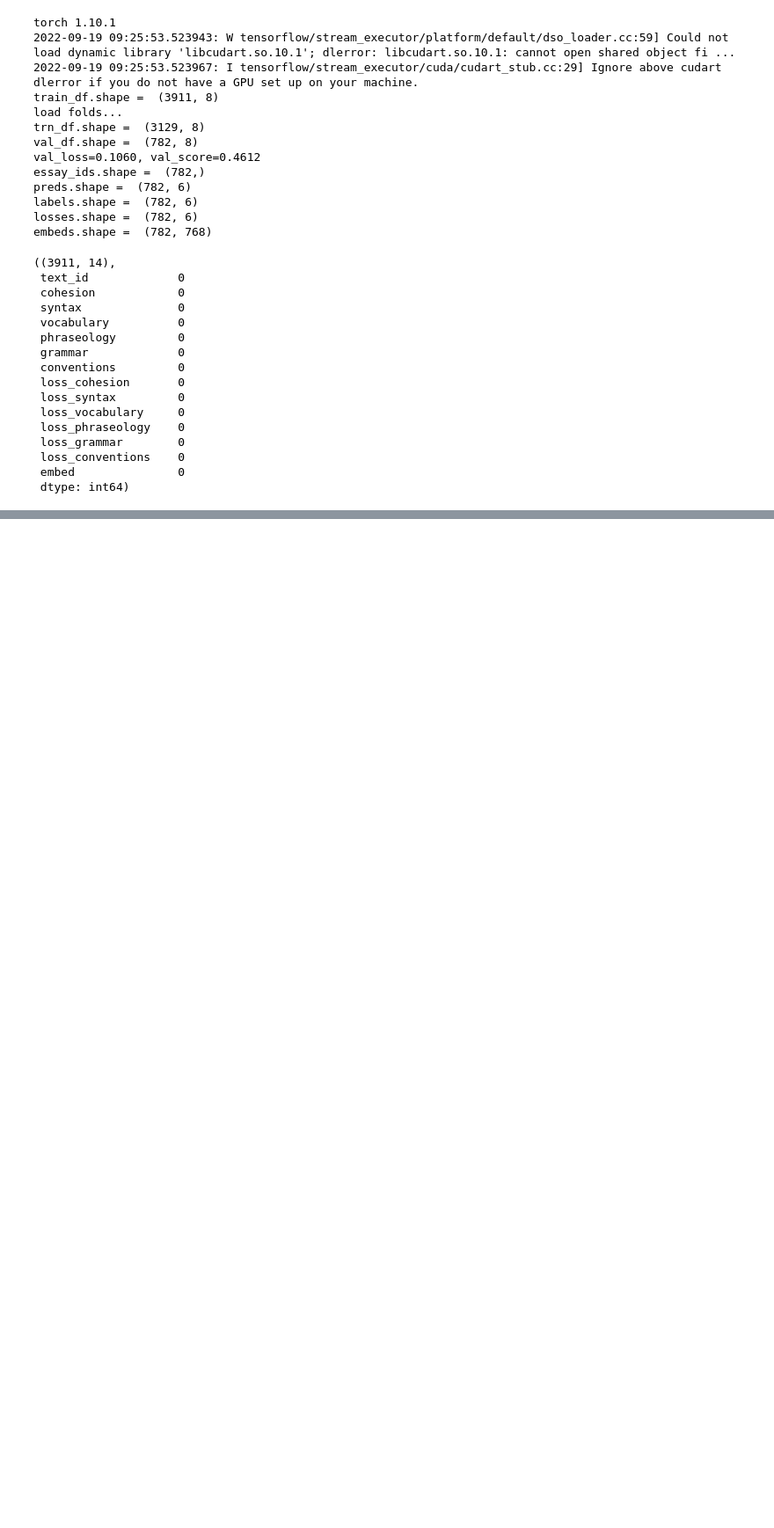
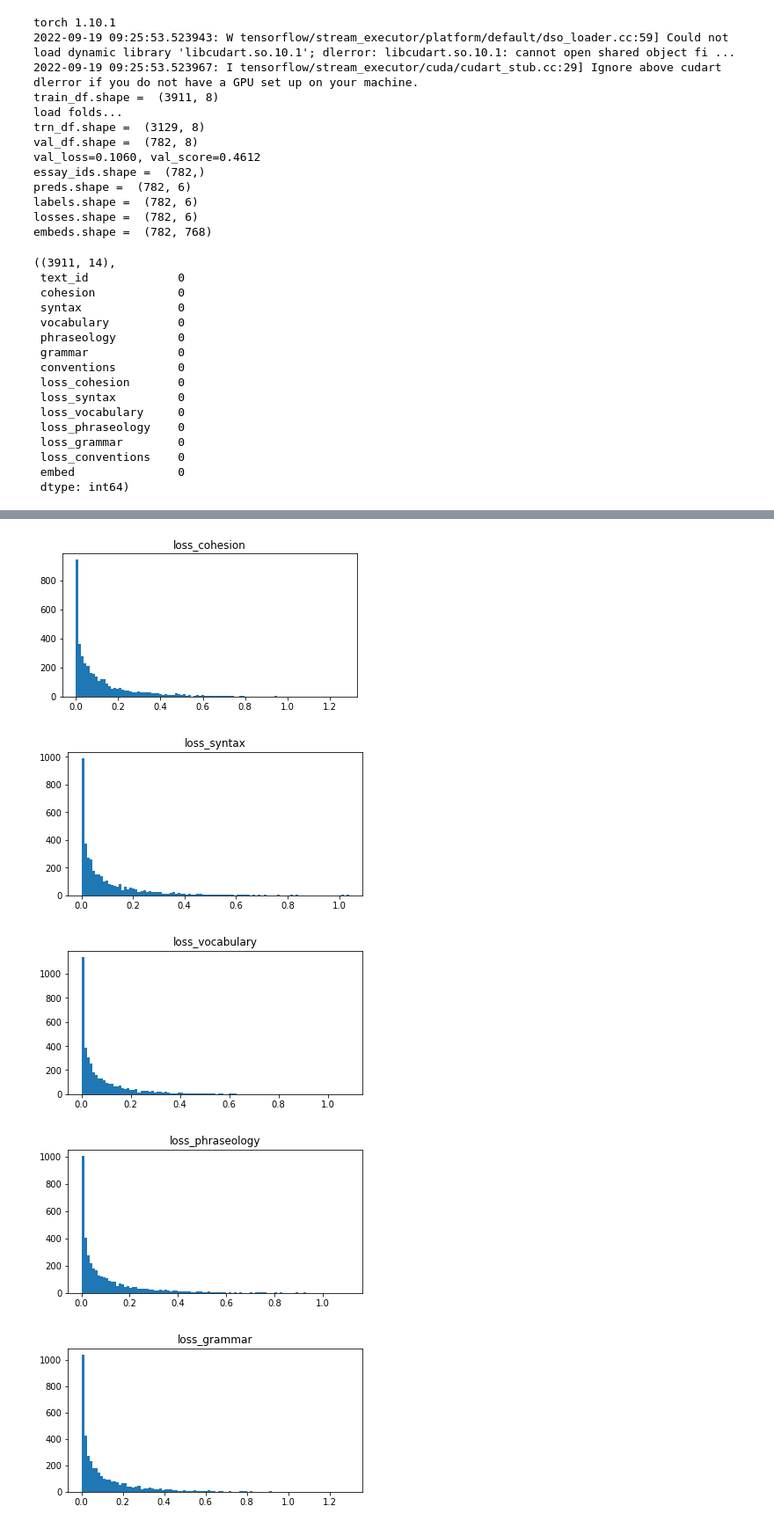
Before and after one commit to tikutikutiku/kaggle-feedback-prize-english-language-learning, a Jupyter notebook: 01_Baseline/exp/01_v1_27.ipynb, the cells around one changed output, grey strips where cells are left out. Shown: that part at 88% size. Cells and saved outputs as stored; diff of their text form; code cells hidden in the pictures; blank space fills up the shorter version.

```diff
--- a/01_Baseline/exp/01_v1_27.ipynb
+++ b/01_Baseline/exp/01_v1_27.ipynb
@@ -424,0 +427,4 @@ oof_df.shape, oof_df.isnull().sum()
+# %%
+oof_df = pd.read_csv(f'./result/{VERSION}/oof_df.csv')
+print(oof_df.shape)
+oof_df.head()
@@ -424,0 +439,2 @@ oof_df.shape, oof_df.isnull().sum()
+# %%
+cols_loss = [col for col in oof_df.columns if col.startswith("loss_")],
@@ -424,0 +453,3 @@ oof_df.shape, oof_df.isnull().sum()
+# %%
+for col in cols_loss:
+    print((oof_df[col]>1.0).sum())
@@ -424,0 +463,15 @@ oof_df.shape, oof_df.isnull().sum()
+# %%
+import matplotlib.pyplot as plt
+
+for i,col in enumerate(cols_loss):
+    plt.figure(figsize=(6,3))
+    plt.hist(oof_df[col].values, bins=100)
+    plt.title(col)
+    plt.show()
+    plt.close()
+# %% [output]
+[figure, added]
+[figure, added]
+[figure, added]
+[figure, added]
+[figure, added]
```
Also changed, not shown: parts of 5 cells of this notebook.
